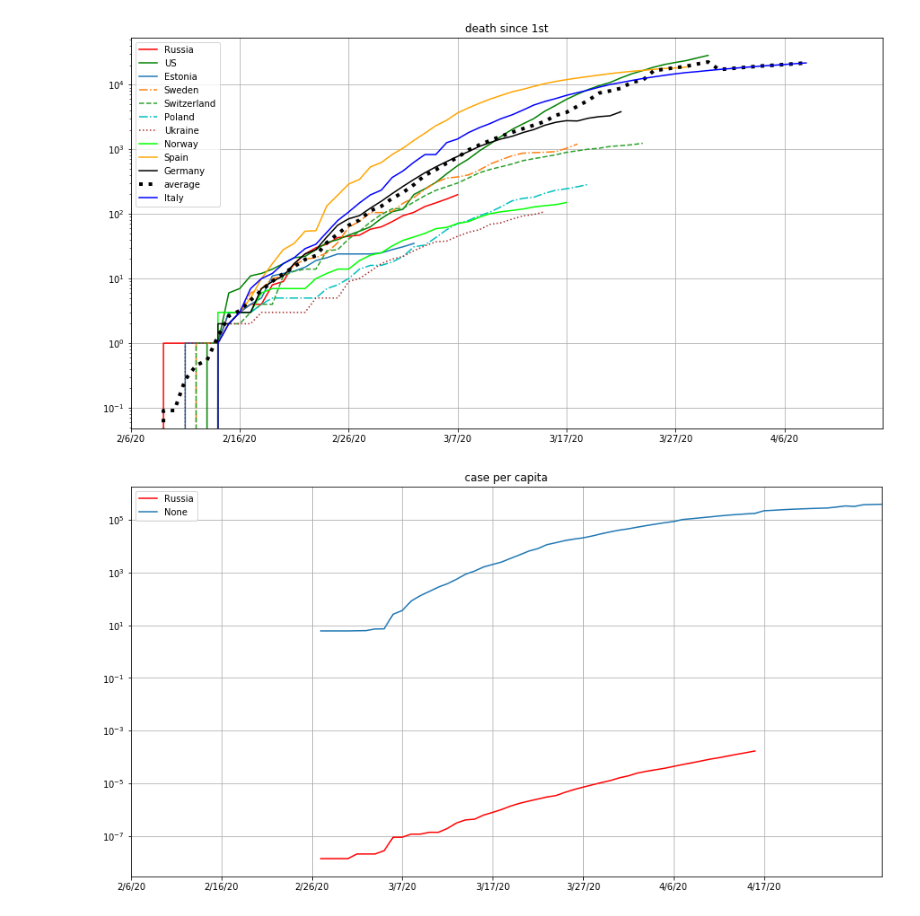
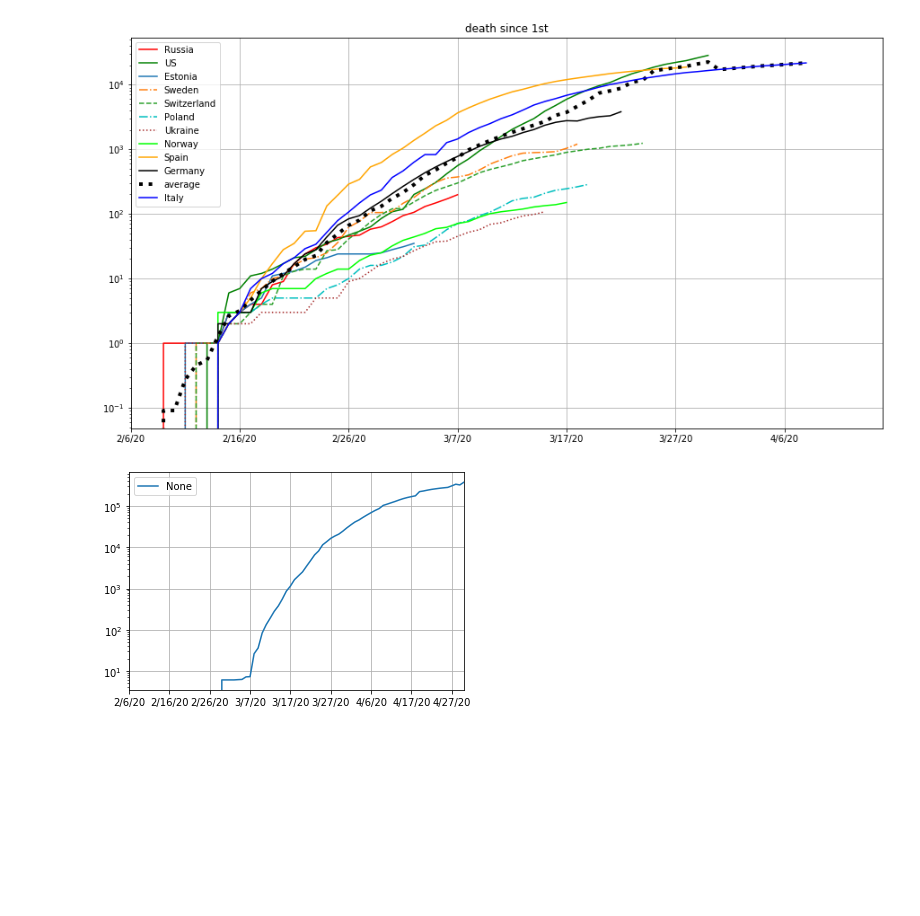
Before and after one commit to Dmitry1973/ML_for_business, a Jupyter notebook: covid.ipynb, the cells around one changed output. Cells and saved outputs as stored; diff of their text form; code cells hidden in the pictures; blank space fills up the shorter version.

```diff
--- a/covid.ipynb
+++ b/covid.ipynb
@@ -242,13 +243,14 @@ df_death_to_case.iloc[9] = df_death_to_case.iloc[9].shift(-21)
 df_death_to_case.iloc[-1] = df_death_to_case.iloc[-1].shift(-8)
 
 avg = df_death_to_case.T.mean(numeric_only=True, axis=1)
-avg, type(avg)
+
 
 df_death_to_case_T = df_death_to_case.T
 df_death_to_case_T['Avg'] = avg
 df_death_to_case = df_death_to_case_T.T
 
 # df_death_to_case
+avg_d_t_c = avg.copy()
 # %%
 df_5 = df_death_to_case.T
 df_5['Russia'].plot(c='r', figsize=(15, 8), legend="RU", title='death_to_case',)
@@ -365,11 +349,12 @@ df_6['Italy'].plot(c='b', legend="It").grid()
 # %%
 import numpy as np
 
 for d in range(17, 31):
     avg_case[f'4/{d}/20']=np.nan
+    avg_d_t_c[f'4/{d}/20']=np.nan
 
-pred_case_to_cap_rus = (avg_case.shift(21) * df_pop.iloc[5][0])
-(df_4_['Russia']).shift(21).plot(c='r', figsize=(15, 8), legend="RU", title='case per capita',)
-pred_case_to_cap_rus.plot(logy=True, legend="pred").grid()
+pred_case_rus = (avg_case.shift(23) * df_pop.iloc[5][0]).fillna(0)
+# (df_4_['Russia']).shift(21).plot(c='r', figsize=(15, 8), legend="RU", title='case per capita',)
+pred_case_rus.plot(logy=True, legend="pred").grid()
 # %% [output]
-[figure, old version]
+[figure, new version]
```
Also changed, not shown: parts of 11 cells of this notebook.
